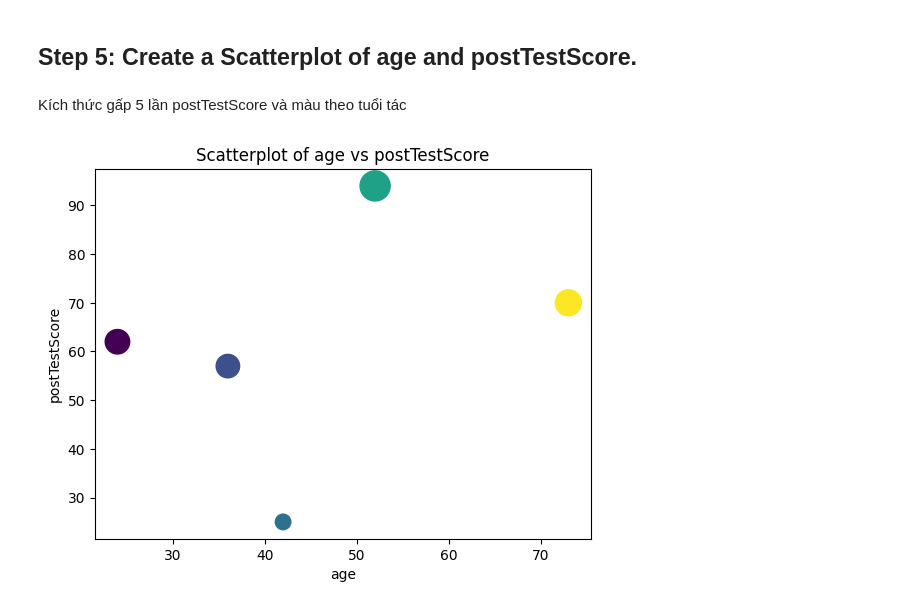
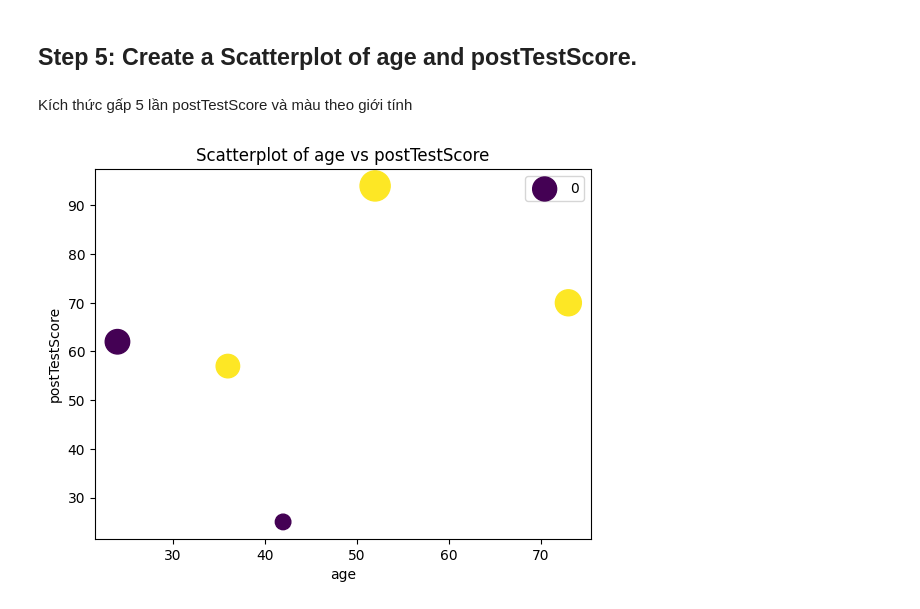
Before and after one commit to TranAnh35/CodeForAI, a Jupyter notebook: 07_Visualization/Socres.ipynb, the cells around one changed output. Saved outputs shown, nothing was run; the diff lists cells and outputs as text; code cells hidden in the pictures.

```diff
--- a/07_Visualization/Socres.ipynb
+++ b/07_Visualization/Socres.ipynb
@@ -61,12 +61,13 @@ plt.show()
 # %% [markdown]
 ## Step 5: Create a Scatterplot of age and postTestScore.
 # %% [markdown]
-Kích thức gấp 5 lần postTestScore và màu theo tuổi tác
+Kích thức gấp 5 lần postTestScore và màu theo giới tính
 # %%
-plt.scatter(df['age'], df['postTestScore'], s=df['postTestScore']*5, c=df['age'])
+plt.scatter(df['age'], df['postTestScore'], s=df['postTestScore']*5, c=df['female'])
 plt.xlabel('age')
 plt.ylabel('postTestScore')
 plt.title('Scatterplot of age vs postTestScore')
+plt.legend(df['female'])
 plt.show()
 # %% [output]
-[figure, old version]
+[figure, new version]
```
Also changed, not shown: 1 other file.
